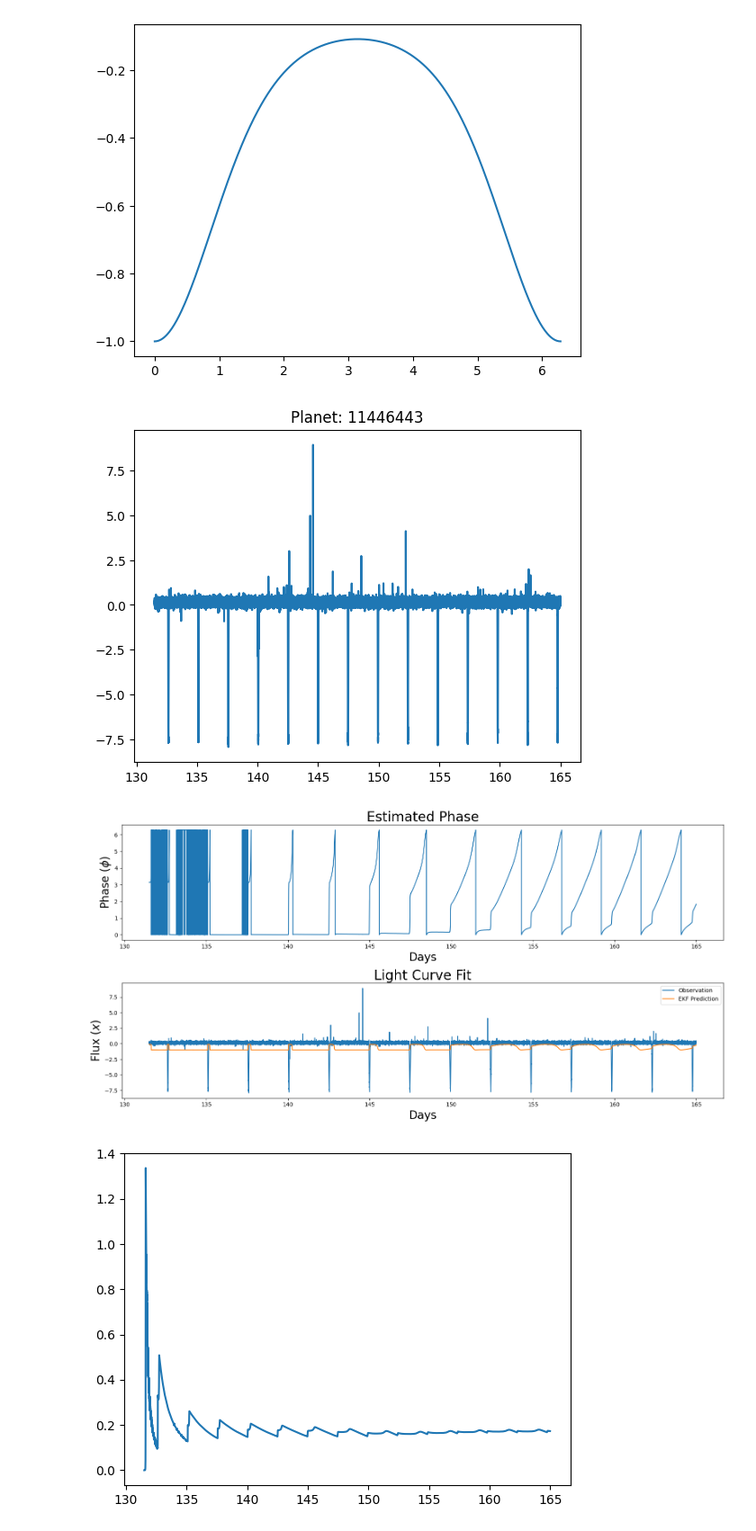
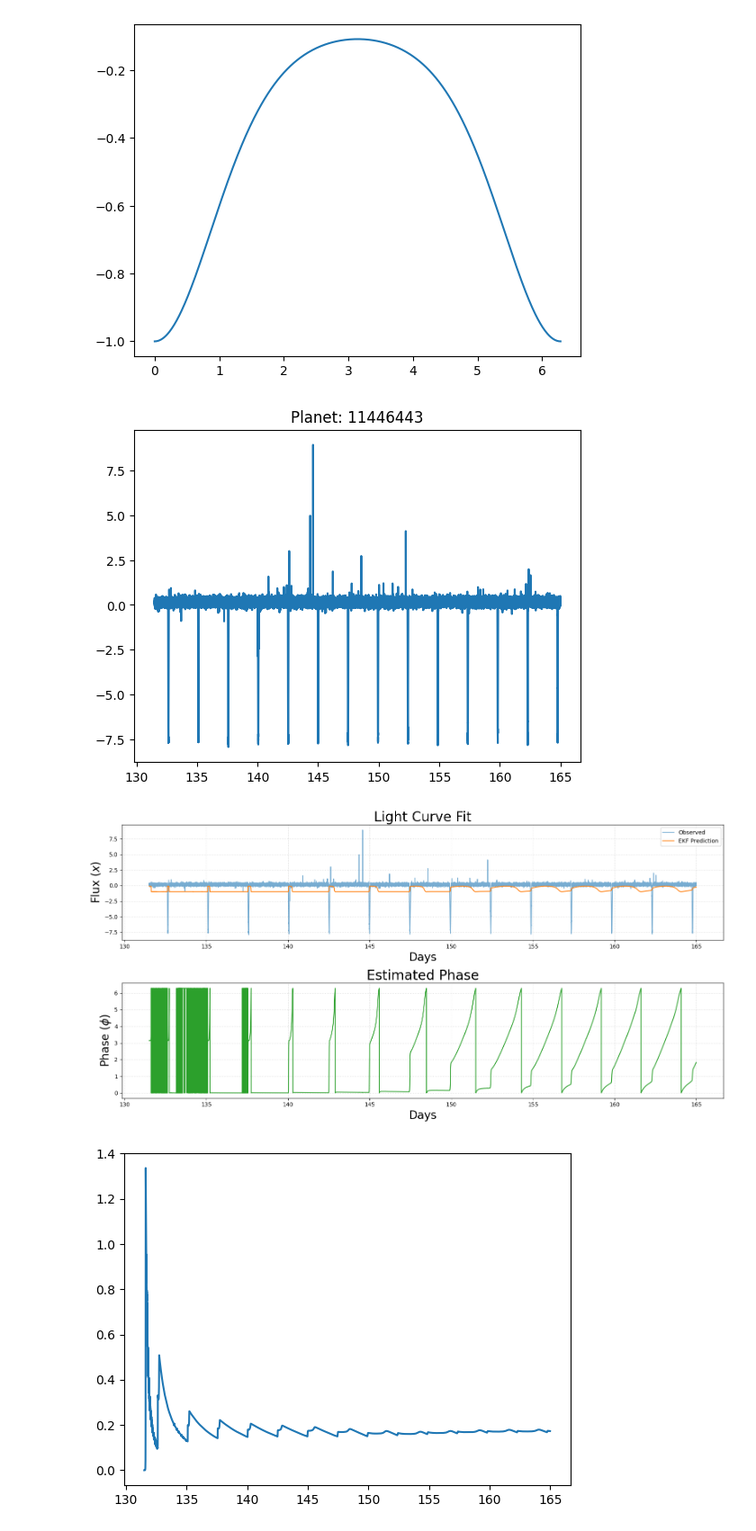
Before and after one commit to Jaredwinn77/ACME_VOL3_PLANET_FINDER, a Jupyter notebook: Kalman2State.ipynb, the cells around one changed output. Shown at 90% size. Saved outputs shown, nothing was run; the diff lists cells and outputs as text; code cells hidden in the pictures.

Commit message:
adding updated plotting

```diff
--- a/Kalman2State.ipynb
+++ b/Kalman2State.ipynb
@@ -104,40 +104,44 @@ for id in jobids:
         angular_vel.append(av)
 
     plt.figure(figsize=(16, 8))
-    plt.subplot(211)
+    plt.subplot(212)
     #plot the observed measurements and then our thetas turned into brightness via H
     # plt.plot(t[::20], thetas[::20])
-    plt.plot(t, thetas)
+    plt.plot(t, thetas, color='tab:green')
     plt.ticklabel_format(style='plain', axis='both', useOffset=False)
     plt.xlabel("Days", fontsize=20)
     plt.ylabel(r'Phase ($\phi$)', fontsize=20)
     plt.title(f"Estimated Phase", fontsize=24)
+    plt.grid(True, linestyle=':', alpha=0.6)
+
     # plt.savefig("EKFphase.png", dpi=300)
     # plt.show()
 
 
-    plt.subplot(212)
+    plt.subplot(211)
     #plot the observed measurements and then our thetas turned into brightness via H
     # plt.figure(figsize=(16, 6))
-    plt.plot(t, new_vals, label='Observation')
-    plt.plot(t, [h([th, 0]) for th in thetas], label='EKF Prediction')
+    plt.plot(t, new_vals, label='Observed', alpha=0.6, color='tab:blue')
+    plt.plot(t, [h([th, 0]) for th in thetas], label='EKF Prediction', color='tab:orange')
 
     plt.ticklabel_format(style='plain', axis='both', useOffset=False)
     plt.title(f"Light Curve Fit", fontsize=24)
     plt.xlabel("Days", fontsize=20)
     plt.ylabel(r"Flux ($x$)", fontsize=20)
+    plt.grid(True, linestyle=':', alpha=0.6)
+
     plt.legend()
 
     plt.tight_layout()
     plt.savefig("EKFflux.png", dpi=300)
     # plt.show()
 
     # plt.suptitle(f"Planet {id}")
 
     break
 # %% [output]
 [figure]
-[figure, old version]
+[figure, new version]
 # %%
 #plot the observed measurements and then our thetas turned into brightness via H
 plt.plot(t, angular_vel)
```
Also changed, not shown: 3 other files.
